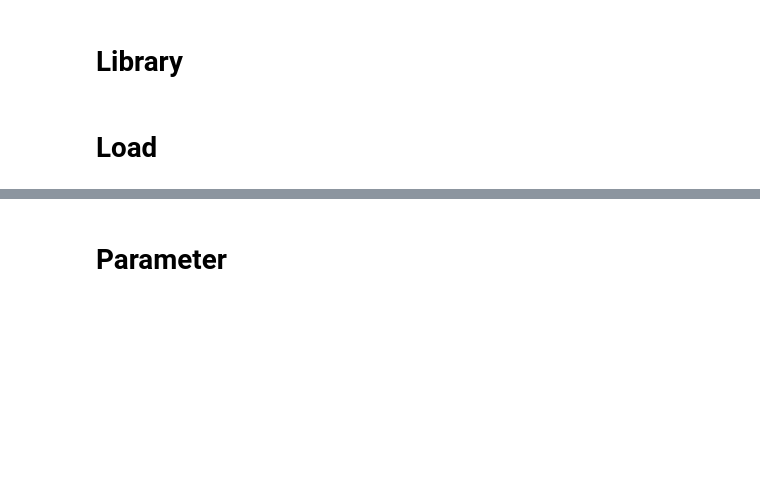
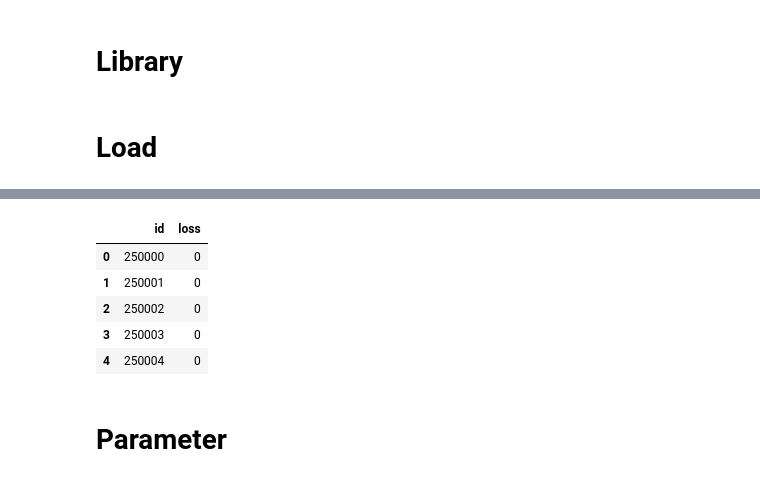
Before and after one commit to skaurl/Google-Developers-Machine-Learning-Bootcamp, a Jupyter notebook: Tabular Playground Series - Aug 2021/lightautoml.ipynb, the cells around one changed output, grey strips where cells are left out. Drawn from its saved outputs; the diff is of its cells as text; code cells hidden in the pictures; blank space fills up the shorter version.

```diff
--- a/Tabular Playground Series - Aug 2021/lightautoml.ipynb
+++ b/Tabular Playground Series - Aug 2021/lightautoml.ipynb
@@ -35,2 +53,12 @@ samp_sub = pd.read_csv('../input/tabular-playground-series-aug-2021/sample_submi
+# %%
+samp_sub = pd.read_csv('../input/tabular-playground-series-aug-2021/sample_submission.csv')
+samp_sub.head()
+# %% [output]
+|  | id | loss |
+| 0 | 250000 | 0 |
+| 1 | 250001 | 0 |
+| 2 | 250002 | 0 |
+| 3 | 250003 | 0 |
+| 4 | 250004 | 0 |
 # %% [markdown]
 # Parameter
```
Also changed, not shown: parts of 7 cells of this notebook.
